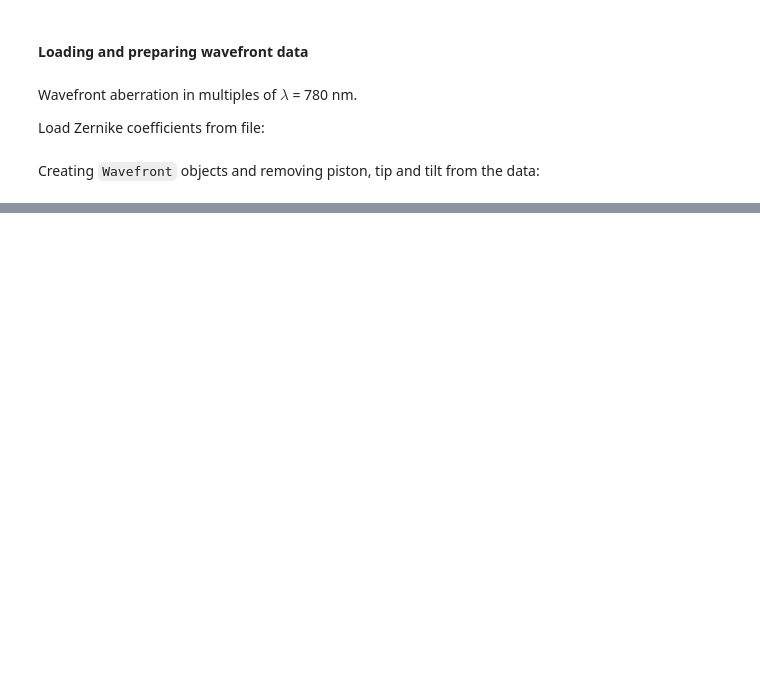
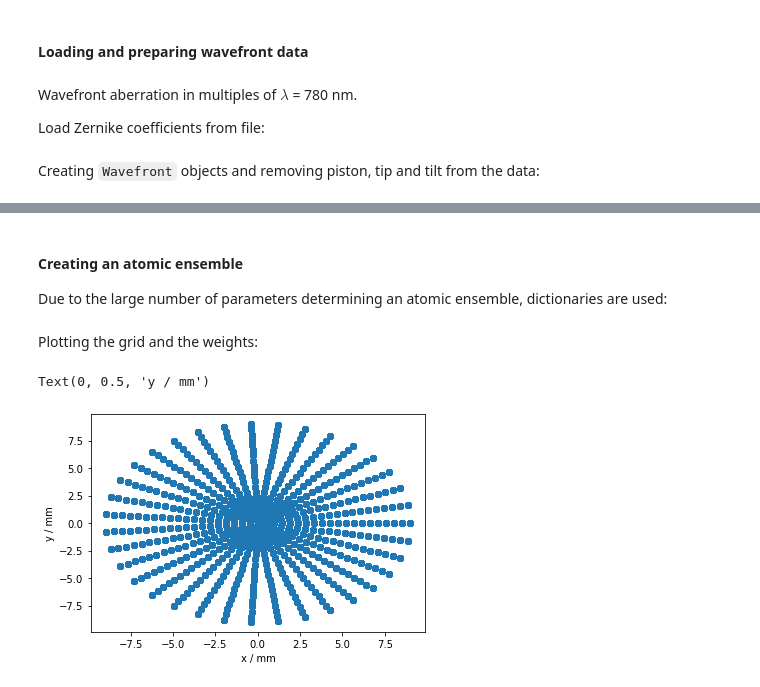
Before and after one commit to bleykauf/aisim, a Jupyter notebook: examples/README.ipynb, the cells around one changed output, grey strips where cells are left out. Cells and saved outputs as stored; diff of their text form; code cells hidden in the pictures; blank space fills up the shorter version.

```diff
--- a/examples/README.ipynb
+++ b/examples/README.ipynb
@@ -77 +74,5 @@ fig, ax = wf5.plot_coeff()
 [figure]
+# %% [markdown]
+#### Creating an atomic ensemble
+
+Due to the large number of parameters determining an atomic ensemble, dictionaries are used:
@@ -77,0 +103,13 @@ fig, ax = wf5.plot_coeff()
+# %% [markdown]
+Plotting the grid and the weights:
+# %%
+x = atoms.initial_position[:, 0]
+y = atoms.initial_position[:, 1]
+# %%
+fig, ax = plt.subplots()
+ax.scatter(1e3*x, 1e3*y)
+ax.set_xlabel('x / mm')
+ax.set_ylabel('y / mm')
+# %% [output]
+Text(0, 0.5, 'y / mm')
+[figure, added]
```
Also changed, not shown: parts of 15 cells of this notebook, 19 other files.
